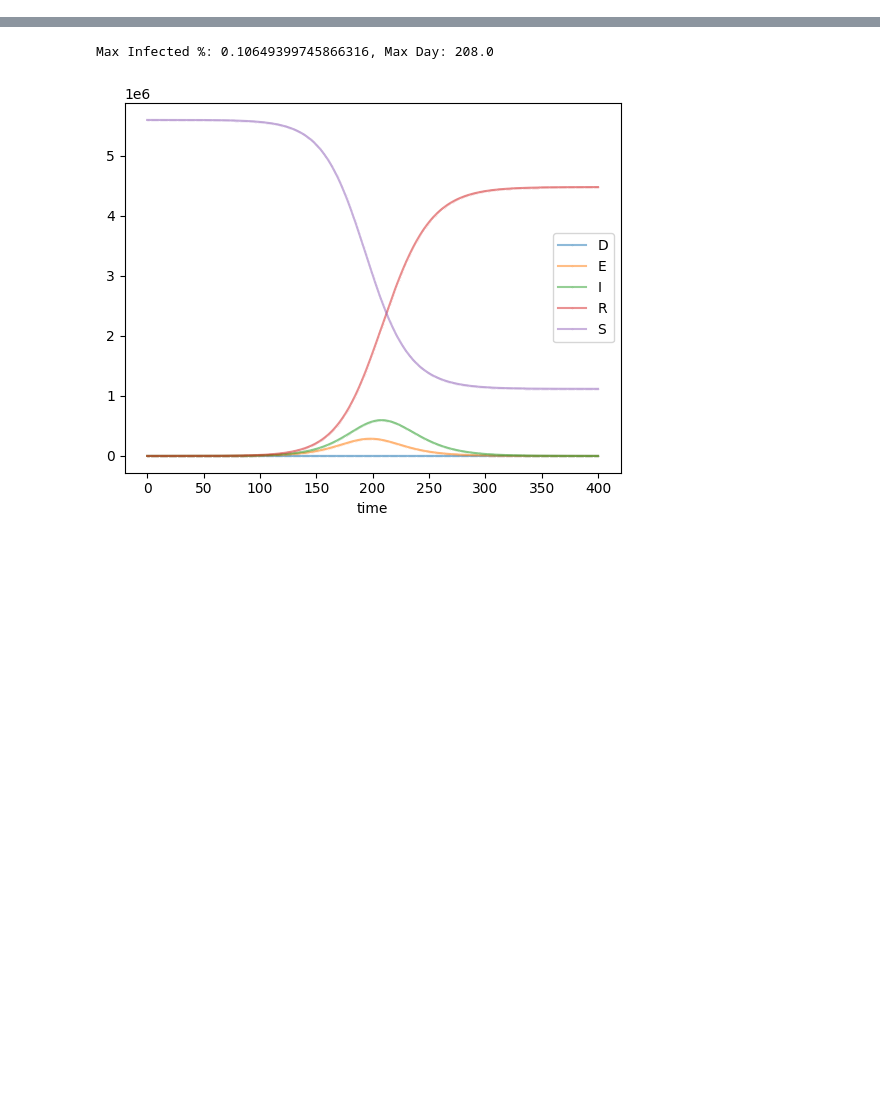
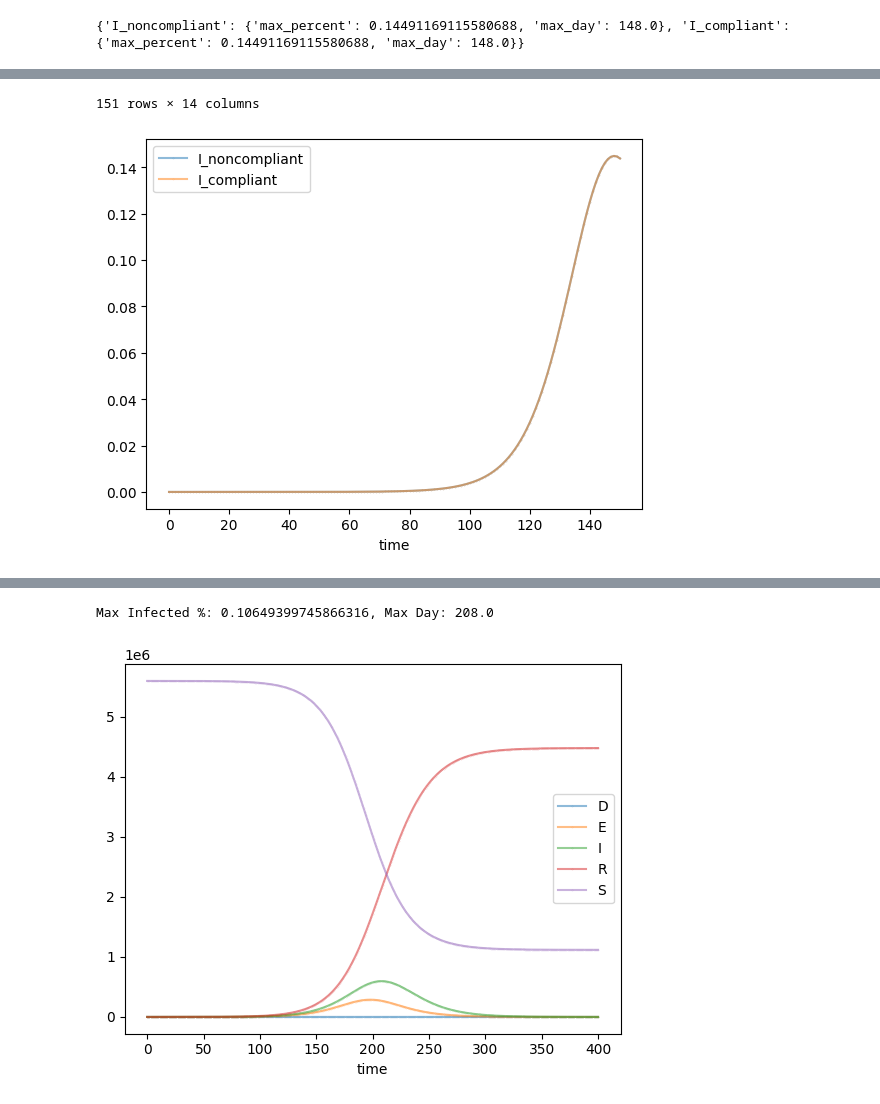
Before and after one commit to ml4ai/funman, a Jupyter notebook: notebooks/view_parameter_space.ipynb, the cells around one changed output, grey strips where cells are left out. Saved outputs shown, nothing was run; the diff lists cells and outputs as text; code cells hidden in the pictures; blank space fills up the shorter version.

```diff
--- a/notebooks/view_parameter_space.ipynb
+++ b/notebooks/view_parameter_space.ipynb
@@ -106,0 +197,14 @@ Max Infected %: 1.8854710929520324e-06, Max Day: 55.0
+# %%
+# t_0 = 89
+# plot_point(job_num=16)
+
+# t_0 = 100
+# plot_point(job_num=17)
+
+# t_0 = 0
+# plot_point(job_num=18)
+
+# S1.3
+plot_point(job_num=23, max_vars=["I_noncompliant", "I_compliant"], plot_variables=["I_noncompliant", "I_compliant"])
+# %% [output]
+{'I_noncompliant': {'max_percent': 0.14491169115580688, 'max_day': 148.0}, 'I_compliant': {'max_percent': 0.14491169115580688, 'max_day': 148.0}}
@@ -106,0 +224,2 @@ Max Infected %: 1.8854710929520324e-06, Max Day: 55.0
+151 rows × 14 columns
+[figure, added]
```
Also changed, not shown: parts of 14 cells of this notebook, 21 other files.
